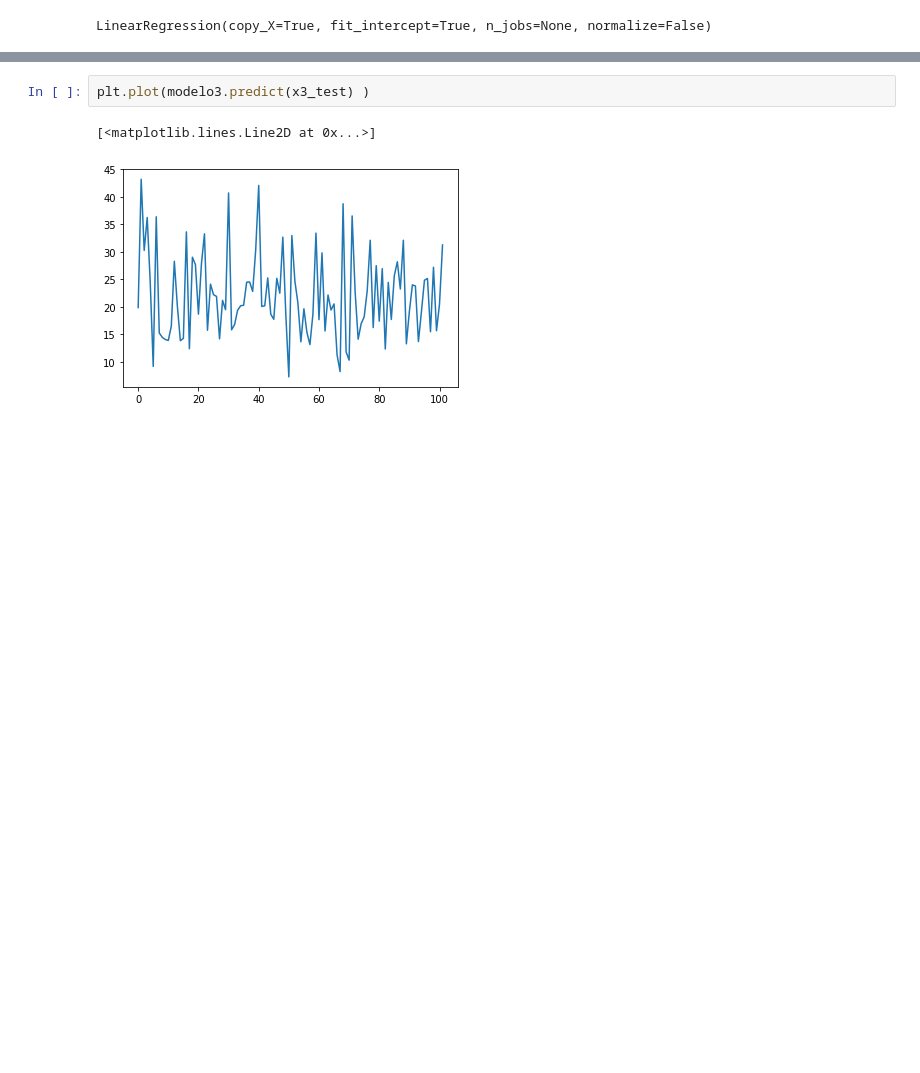
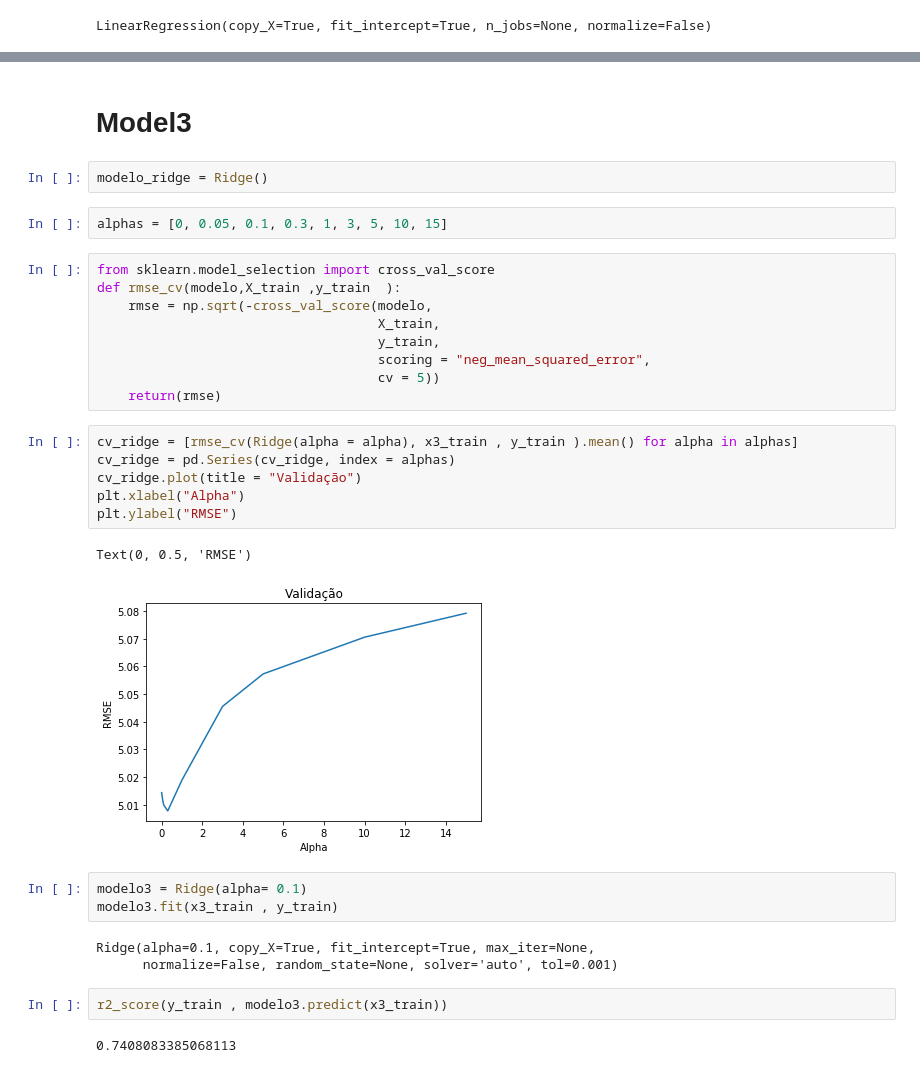
Before and after one commit to arthurcsp/mlStuff, a Jupyter notebook: Regression/01-HousingDataset/housingDataset.ipynb, the cells around one changed output, grey strips where cells are left out. Saved outputs shown, nothing was run; the diff lists cells and outputs as text; blank space fills up the shorter version.

Commit message:
Ridge

```diff
--- a/Regression/01-HousingDataset/housingDataset.ipynb
+++ b/Regression/01-HousingDataset/housingDataset.ipynb
@@ -166,5 +170,34 @@ r2_score(y_test , modelo3.predict(x3_test))
-# %%
-plt.plot(modelo3.predict(x3_test) )
-# %% [output]
-[<matplotlib.lines.Line2D at 0x...>]
-[figure, removed]
+# %% [markdown]
+# Model3
+# %%
+modelo_ridge = Ridge()
+# %%
+alphas = [0, 0.05, 0.1, 0.3, 1, 3, 5, 10, 15]
+# %%
+from sklearn.model_selection import cross_val_score
+def rmse_cv(modelo,X_train ,y_train  ):
+    rmse = np.sqrt(-cross_val_score(modelo,
+                                    X_train,
+                                    y_train,
+                                    scoring = "neg_mean_squared_error",
+                                    cv = 5))
+    return(rmse)
+# %%
+cv_ridge = [rmse_cv(Ridge(alpha = alpha), x3_train , y_train ).mean() for alpha in alphas]
+cv_ridge = pd.Series(cv_ridge, index = alphas)
+cv_ridge.plot(title = "Validação")
+plt.xlabel("Alpha")
+plt.ylabel("RMSE")
+# %% [output]
+Text(0, 0.5, 'RMSE')
+[figure, added]
+# %%
+modelo3 = Ridge(alpha= 0.1)
+modelo3.fit(x3_train , y_train)
+# %% [output]
+Ridge(alpha=0.1, copy_X=True, fit_intercept=True, max_iter=None,
+      normalize=False, random_state=None, solver='auto', tol=0.001)
+# %%
+r2_score(y_train , modelo3.predict(x3_train))
+# %% [output]
+0.7408083385068113
```
Also changed, not shown: parts of 6 cells of this notebook.
